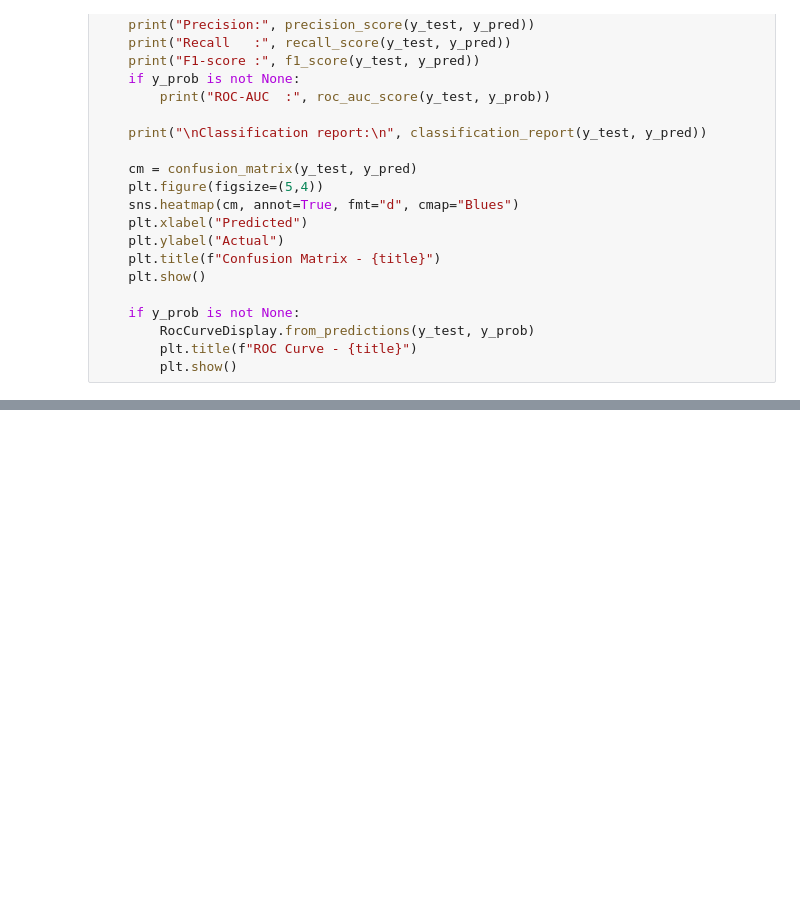
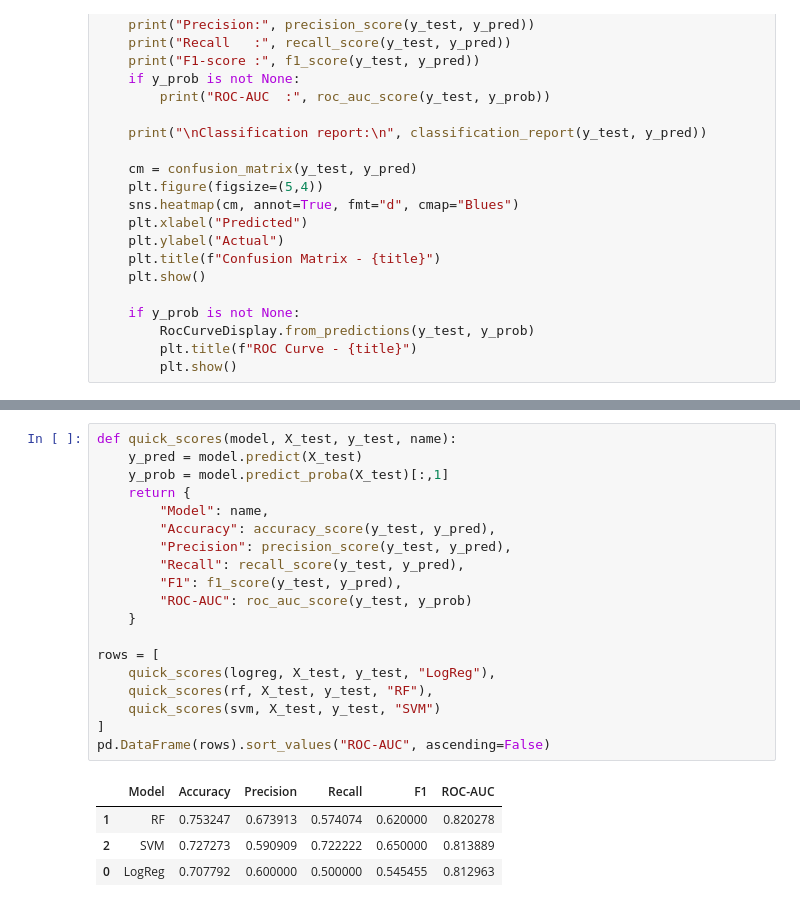
Before and after one commit to TramSt/decision-tree-pima-diabetes, a Jupyter notebook: notebooks/01_eda.ipynb, the cells around one changed output, grey strips where cells are left out. Drawn from its saved outputs; the diff is of its cells as text; blank space fills up the shorter version.

```diff
--- a/notebooks/01_eda.ipynb
+++ b/notebooks/01_eda.ipynb
@@ -198,0 +283,24 @@ def evaluate_model(model, X_test, y_test, title="Model"):
+# %%
+def quick_scores(model, X_test, y_test, name):
+    y_pred = model.predict(X_test)
+    y_prob = model.predict_proba(X_test)[:,1]
+    return {
+        "Model": name,
+        "Accuracy": accuracy_score(y_test, y_pred),
+        "Precision": precision_score(y_test, y_pred),
+        "Recall": recall_score(y_test, y_pred),
+        "F1": f1_score(y_test, y_pred),
+        "ROC-AUC": roc_auc_score(y_test, y_prob)
+    }
+
+rows = [
+    quick_scores(logreg, X_test, y_test, "LogReg"),
+    quick_scores(rf, X_test, y_test, "RF"),
+    quick_scores(svm, X_test, y_test, "SVM")
+]
+pd.DataFrame(rows).sort_values("ROC-AUC", ascending=False)
+# %% [output]
+|  | Model | Accuracy | Precision | Recall | F1 | ROC-AUC |
+| 1 | RF | 0.753247 | 0.673913 | 0.574074 | 0.620000 | 0.820278 |
+| 2 | SVM | 0.727273 | 0.590909 | 0.722222 | 0.650000 | 0.813889 |
+| 0 | LogReg | 0.707792 | 0.600000 | 0.500000 | 0.545455 | 0.812963 |
```
Also changed, not shown: parts of 5 cells of this notebook.
